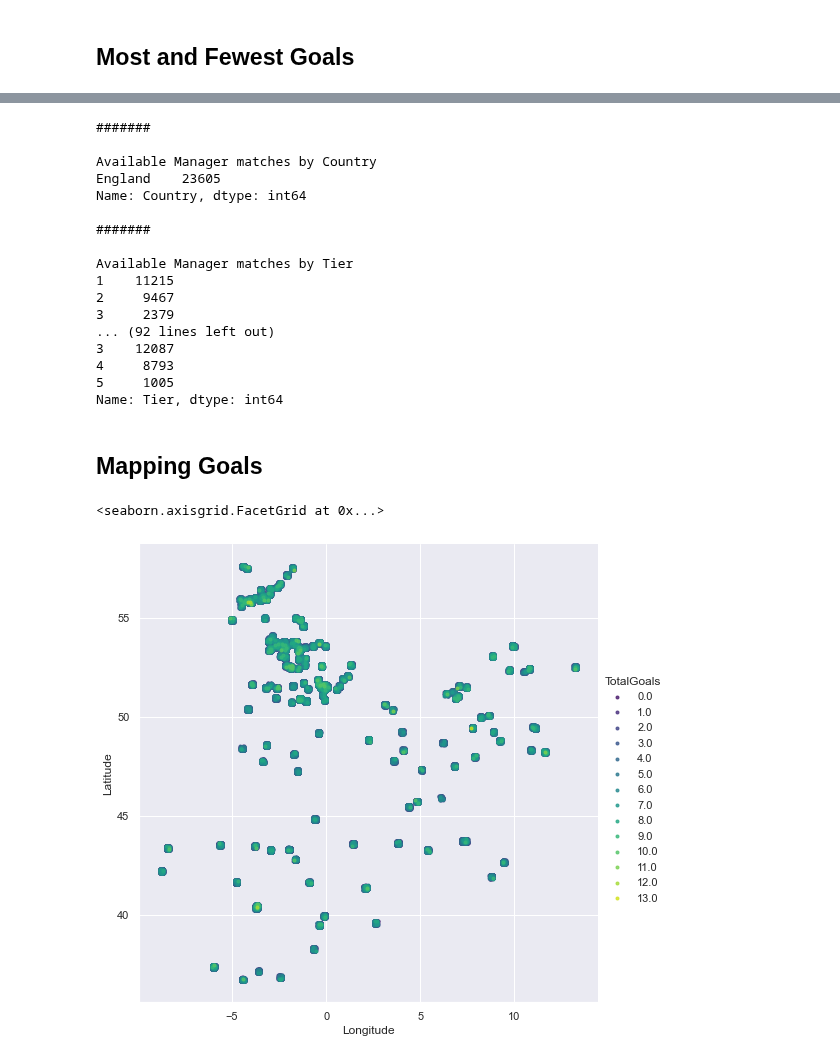
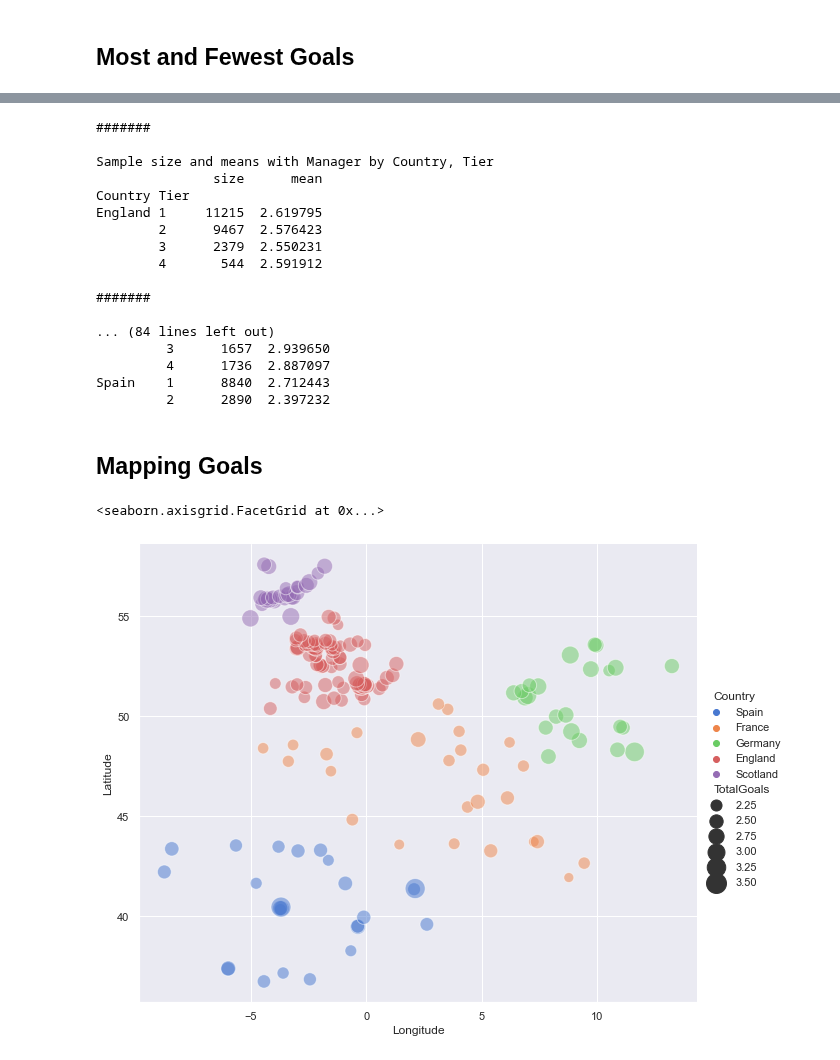
Before and after one commit to deacona/the-ball-is-round, a Jupyter notebook: notebooks/club_01_goals_around_europe.ipynb, the cells around one changed output, grey strips where cells are left out. Saved outputs shown, nothing was run; the diff lists cells and outputs as text; code cells hidden in the pictures.

```diff
--- a/notebooks/club_01_goals_around_europe.ipynb
+++ b/notebooks/club_01_goals_around_europe.ipynb
@@ -25,11 +25,17 @@ df = utilities.get_master("fulldata")
 
 df = df[df.HomeAway == "Home"]
 
-attrib_cols = ["HomeAway", "Season", "Country", "Tier", "Team", "TeamOpp", "Manager", "ManagerOpp",
+df.dropna(subset=['TotalGoals'], inplace=True)
+
+attrib_cols = ["Date", "HomeAway", "Season", "Country", "Tier", "Team", "TeamOpp", "Manager", "ManagerOpp",
                "Stadium", "Referee", "Latitude", "Longitude"]
 metric_cols = ["Goals", "GoalsOpp", "TotalGoals"]
 
 df = df[attrib_cols + metric_cols]
 
+df['Date'] = pd.to_datetime(df['Date'], format="%Y-%m-%d")
+df["Month"] = df["Date"].apply(lambda x: x.strftime("%m"))
+df["Day_Of_Week"] = df["Date"].apply(lambda x: x.strftime("%w"))
+
 df.shape
 # %% [output]
@@ -238,42 +276,48 @@ Name: TotalGoals, dtype: float64
 ... (12 outputs left out)
 # %%
+atts = ["Country", "Tier"]
 for col in ["Manager", "ManagerOpp", "Stadium", "Referee", "Latitude", "Longitude"]:
-    for att in ["Country", "Tier"]:
-        print("\n#######\n")
-        print("Available {0} matches by {1}".format(col, att))
-        print(df.loc[pd.notnull(df[col]), att].value_counts().sort_index())
+#     for att in ["Country", "Tier"]:
+    print("\n#######\n")
+    print("Sample size and means with {0} by {1}".format(col, ", ".join(atts)))
+    print(df.loc[pd.notnull(df[col]), ].groupby(atts).TotalGoals.agg(["size", "mean"]).sort_index())
 # %% [output]
 #######
 
-Available Manager matches by Country
-England    23605
-Name: Country, dtype: int64
+Sample size and means with Manager by Country, Tier
+               size      mean
+Country Tier
+England 1     11215  2.619795
+        2      9467  2.576423
+        3      2379  2.550231
+        4       544  2.591912
 
 #######
 
-Available Manager matches by Tier
-1    11215
-2     9467
-3     2379
-... (92 lines left out)
-3    12087
-4     8793
-5     1005
-Name: Tier, dtype: int64
+... (84 lines left out)
+         3      1657  2.939650
+         4      1736  2.887097
+Spain    1      8840  2.712443
+         2      2890  2.397232
 # %% [markdown]
 ## Mapping Goals
 # %%
-mapdata=df.dropna(subset=['Latitude', 'Longitude', 'TotalGoals'])
-# mapdata = df.dropna(subset=['Latitude', 'Longitude', 'TotalGoals']).groupby(['Latitude', 'Longitude']).TotalGoals\
-#     .mean().reset_index()
+# mapdata=df.dropna(subset=['Latitude', 'Longitude'])
+mapdata = df.dropna(subset=['Latitude', 'Longitude']).groupby(['Latitude', 'Longitude', 'Country']).TotalGoals\
+    .mean().reset_index()
+
 # fg = sns.FacetGrid(data=mapdata, hue='Country', height=6, aspect=.9)
 # fg.map(plt.scatter, 'Longitude', 'Latitude').add_legend()
 
-sns.lmplot(x='Longitude', y='Latitude', hue='TotalGoals', data=mapdata, fit_reg=False,
-           x_jitter=0.1, y_jitter=0.1, markers=".", palette="viridis", height=7)
+# sns.lmplot(x='Longitude', y='Latitude', s='TotalGoals', hue='Country', data=mapdata, fit_reg=False,
+#            x_jitter=0.1, y_jitter=0.1, markers="o", palette="viridis", height=7)
+
+sns.relplot(x="Longitude", y="Latitude", hue="Country", size="TotalGoals",
+            sizes=(100, 400), alpha=.5, palette="muted", aspect=1.2,
+            height=7, data=mapdata)
 # %% [output]
 <seaborn.axisgrid.FacetGrid at 0x...>
-[figure, old version]
+[figure, new version]
 # %%
 # # Extract the data we're interested in
 # lat = df.groupby(['Stadium'])[["Latitude"]].max().values
```
Also changed, not shown: parts of 6 cells of this notebook, 2 other files.
